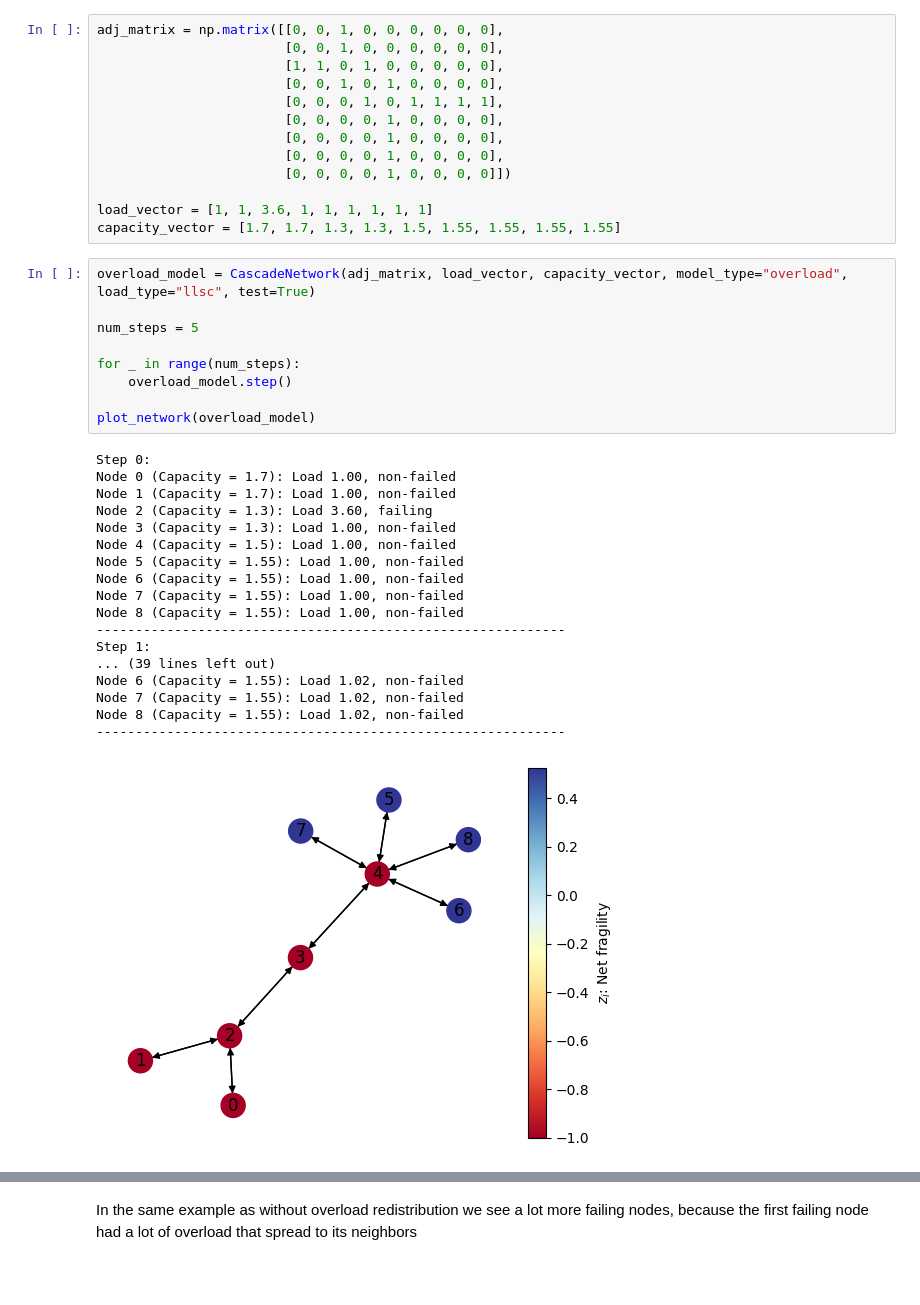
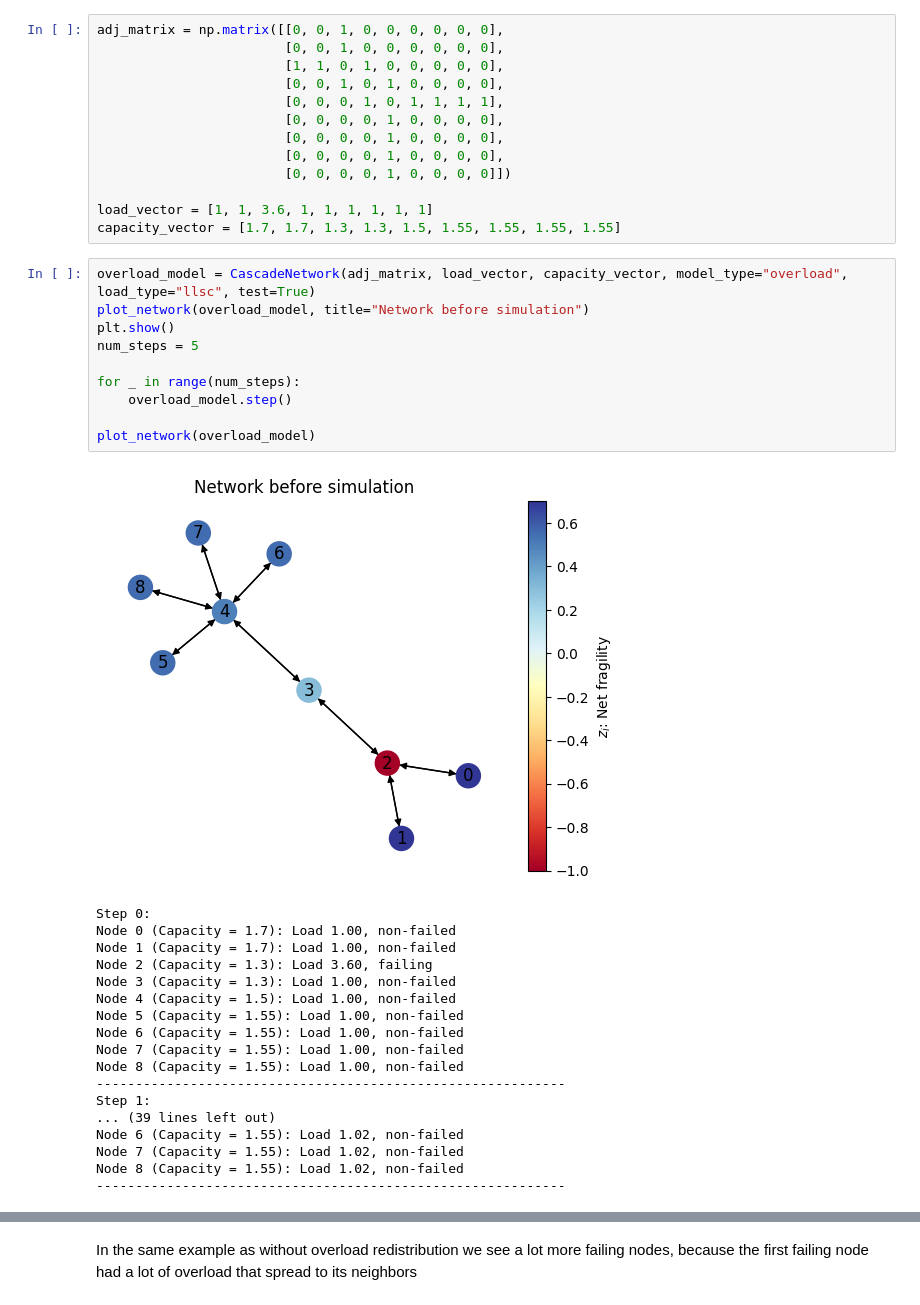
Before and after one commit to alexmakassiouk/eth-risk-modeling, a Jupyter notebook: cascading-processes/systemic-risk.ipynb, the cells around one changed output, grey strips where cells are left out. Cells and saved outputs as stored; diff of their text form; blank space fills up the shorter version.

```diff
--- a/cascading-processes/systemic-risk.ipynb
+++ b/cascading-processes/systemic-risk.ipynb
@@ -239,14 +239,16 @@ load_vector = [1, 1, 3.6, 1, 1, 1, 1, 1, 1]
 capacity_vector = [1.7, 1.7, 1.3, 1.3, 1.5, 1.55, 1.55, 1.55, 1.55]
 # %%
 overload_model = CascadeNetwork(adj_matrix, load_vector, capacity_vector, model_type="overload", load_type="llsc", test=True)
-
+plot_network(overload_model, title="Network before simulation")
+plt.show()
 num_steps = 5
 
 for _ in range(num_steps):
     overload_model.step()
 
 plot_network(overload_model)
 # %% [output]
+[figure, new version]
 Step 0:
 Node 0 (Capacity = 1.7): Load 1.00, non-failed
 Node 1 (Capacity = 1.7): Load 1.00, non-failed
@@ -264,4 +266,3 @@ Node 6 (Capacity = 1.55): Load 1.02, non-failed
 Node 7 (Capacity = 1.55): Load 1.02, non-failed
 Node 8 (Capacity = 1.55): Load 1.02, non-failed
 ------------------------------------------------------------
-[figure, old version]
```
Also changed, not shown: parts of 3 cells of this notebook, 2 other files.
